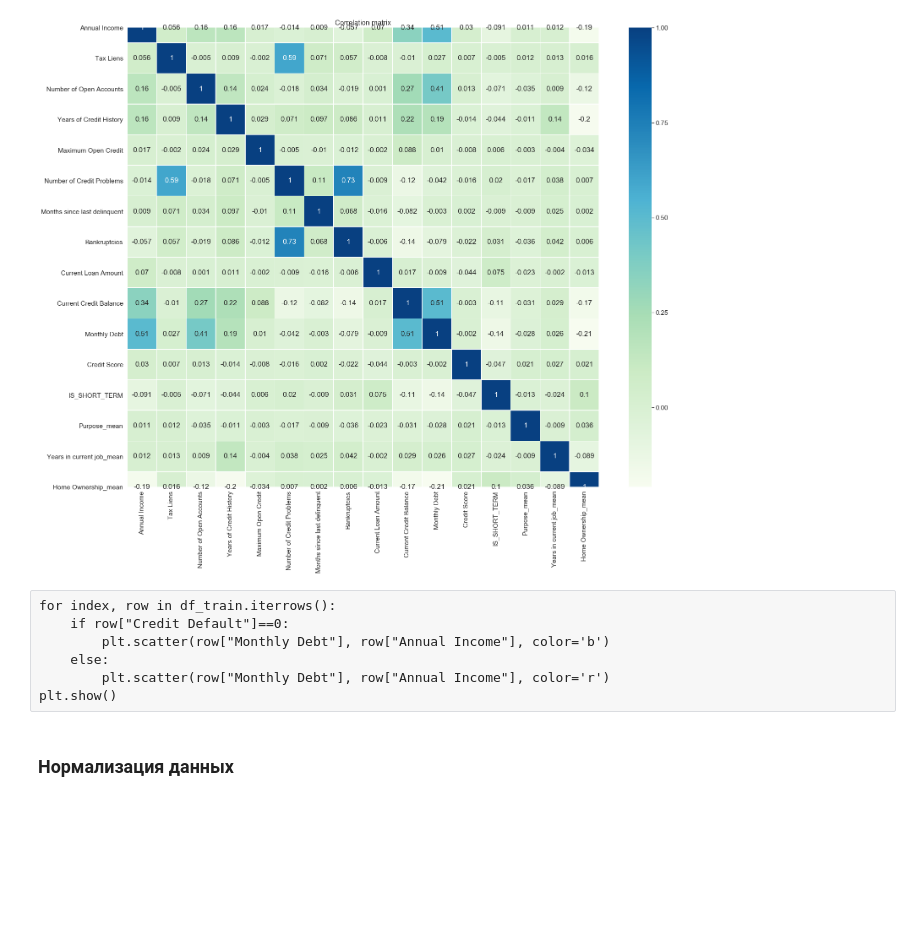
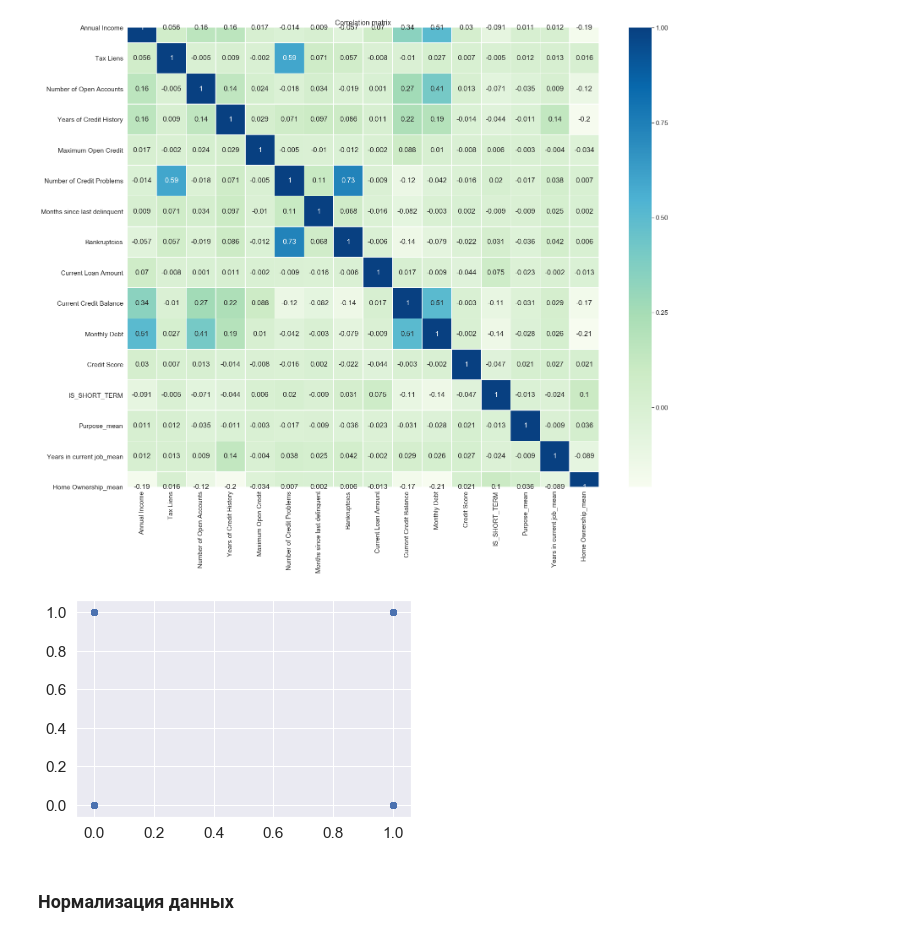
Before and after one commit to gulchitai/python4ds2, a Jupyter notebook: Course project/GSych_solution.ipynb, the cells around one changed output. Drawn from its saved outputs; the diff is of its cells as text; code cells hidden in the pictures; blank space fills up the shorter version.

```diff
--- a/Course project/GSych_solution.ipynb
+++ b/Course project/GSych_solution.ipynb
@@ -488,13 +702,11 @@ plt.title('Correlation matrix')
 plt.show()
 # %% [output]
 [figure]
-# %% [raw]
-for index, row in df_train.iterrows():
-    if row["Credit Default"]==0:
-        plt.scatter(row["Monthly Debt"], row["Annual Income"], color='b')
-    else:
-        plt.scatter(row["Monthly Debt"], row["Annual Income"], color='r')
-plt.show()
+# %%
+plt.scatter(df_train["IS_SHORT_TERM"], df_train[TARGET_NAME])
+plt.show()
+# %% [output]
+[figure, added]
 # %% [markdown]
 ### Нормализация данных<a class="anchor" id="normalization"></a>
 # %%
```
Also changed, not shown: parts of 51 cells of this notebook, 1 other file.
